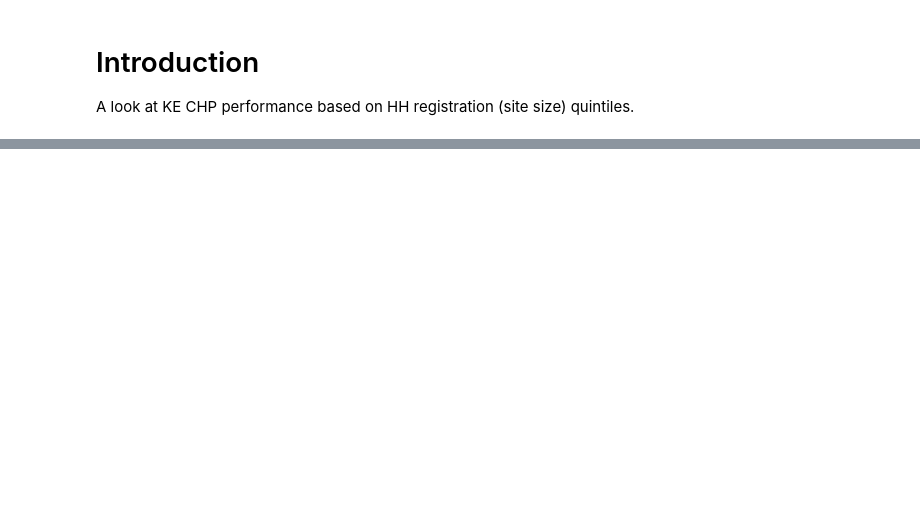
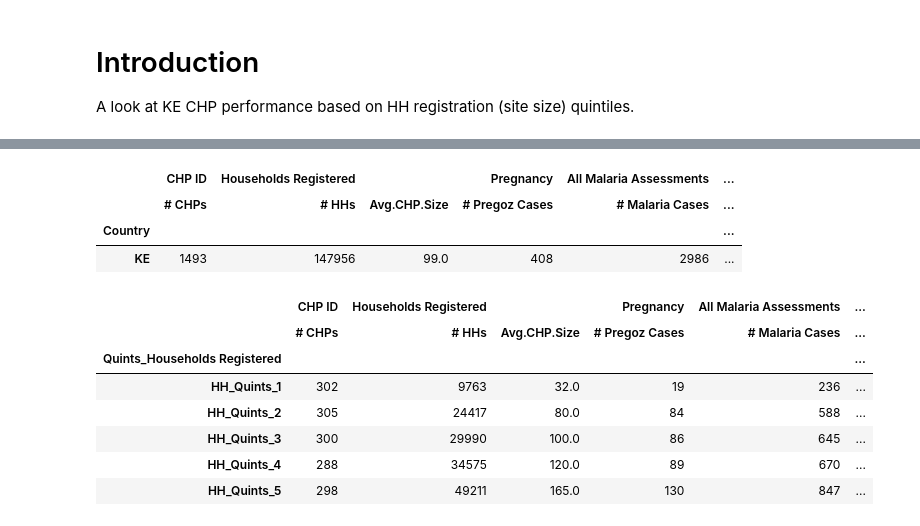
Before and after one commit to bilha-analytics/darasa, a Jupyter notebook: from_R_to_Py/KE Performance - HH Quintiles Based.ipynb, the cells around one changed output, grey strips where cells are left out. Cells and saved outputs as stored; diff of their text form; code cells hidden in the pictures; blank space fills up the shorter version.

```diff
--- a/from_R_to_Py/KE Performance - HH Quintiles Based.ipynb
+++ b/from_R_to_Py/KE Performance - HH Quintiles Based.ipynb
@@ -122,0 +74,18 @@ for i in range(5):
+# %%
+## Sample Structures
+
+sampleStructure(dataset, "Country")
+sampleStructure(dataset, "Quints_Households Registered")
+# %% [output]
+|  | CHP ID | Households Registered |  | Pregnancy | All Malaria Assessments | ... |
+|  | # CHPs | # HHs | Avg.CHP.Size | # Pregoz Cases | # Malaria Cases | ... |
+| Country |  |  |  |  |  | ... |
+| KE | 1493 | 147956 | 99.0 | 408 | 2986 | ... |
+|  | CHP ID | Households Registered |  | Pregnancy | All Malaria Assessments | ... |
+|  | # CHPs | # HHs | Avg.CHP.Size | # Pregoz Cases | # Malaria Cases | ... |
+| Quints_Households Registered |  |  |  |  |  | ... |
+| HH_Quints_1 | 302 | 9763 | 32.0 | 19 | 236 | ... |
+| HH_Quints_2 | 305 | 24417 | 80.0 | 84 | 588 | ... |
+| HH_Quints_3 | 300 | 29990 | 100.0 | 86 | 645 | ... |
+| HH_Quints_4 | 288 | 34575 | 120.0 | 89 | 670 | ... |
+| HH_Quints_5 | 298 | 49211 | 165.0 | 130 | 847 | ... |
```
Also changed, not shown: parts of 13 cells of this notebook, 2 other files.
